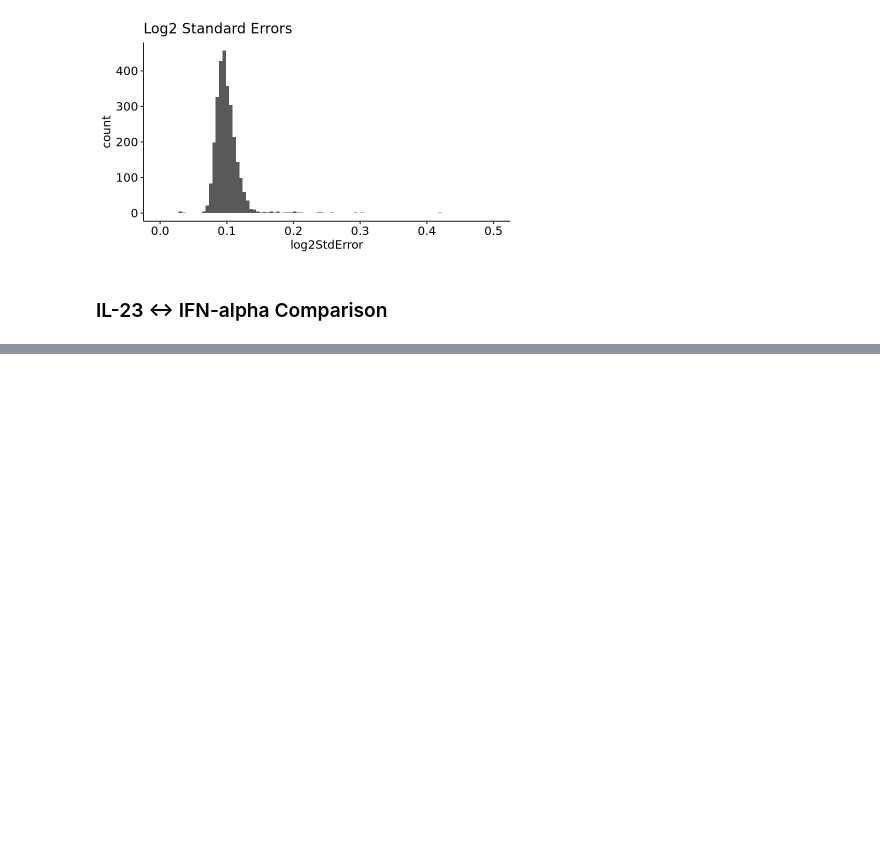
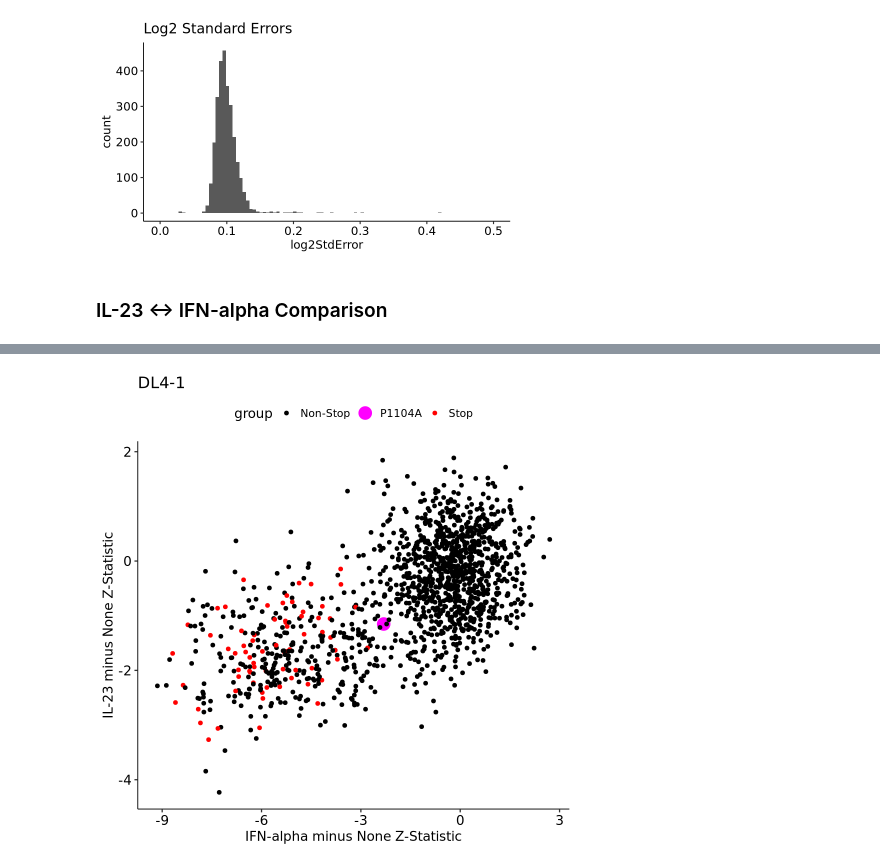
Before and after one commit to MiTPenguin/bms-dms, a Jupyter notebook: notebooks/TYK2-IL23-run10-refine.ipynb, the cells around one changed output, grey strips where cells are left out. Drawn from its saved outputs; the diff is of its cells as text; code cells hidden in the pictures; blank space fills up the shorter version.

Commit message:
nb updates through ifn alpha comparison

```diff
--- a/notebooks/TYK2-IL23-run10-refine.ipynb
+++ b/notebooks/TYK2-IL23-run10-refine.ipynb
@@ -164,3 +165,12 @@ sumstats_raw %>%
 [figure]
 # %% [markdown]
 ### IL-23 <-> IFN-alpha Comparison
+# %%
+sumstats_ifna <- read_tsv("../sumstats/TYK2/run7/tyk2-assay7.tsv") %>%
+    filter(condition == "IFNalpha100_0 - None_0")
+
+sumstats_combined <- inner_join(
+    sumstats_ifna %>% dplyr::select(pos, aa, estimate, std.error, statistic),
+    sumstats_norm %>% dplyr::select(pos, aa, log2ContrastEstimate, log2ContrastError, statistic) %>%
+        rename("statistic_norm" = "statistic")
+)
@@ -166,0 +187,17 @@ sumstats_raw %>%
+# %%
+options(repr.plot.width = 8, repr.plot.height = 8)
+sumstats_combined %>%
+    mutate(group = if_else(aa == "*", "Stop", "Non-Stop"),
+           group = if_else(aa == "A" & pos == 1104, "P1104A", group)) %>%
+    ggplot() +
+        geom_point(aes(x = statistic,
+                       y = statistic_norm,
+                       color = group, size = group)) +
+        theme_pubr(base_size = 16) +
+        scale_color_manual(values = c("Stop" = "red", "Non-Stop" = "black", "P1104A" = "magenta")) +
+        scale_size_manual(values = c("Stop" = 2, "Non-Stop" = 2, "P1104A" = 7)) +
+        xlab("IFN-alpha minus None Z-Statistic") +
+        ylab("IL-23 minus None Z-Statistic") +
+        ggtitle("DL4-1")
+# %% [output]
+[figure, added]
```
Also changed, not shown: parts of 3 cells of this notebook, 2 other files.
